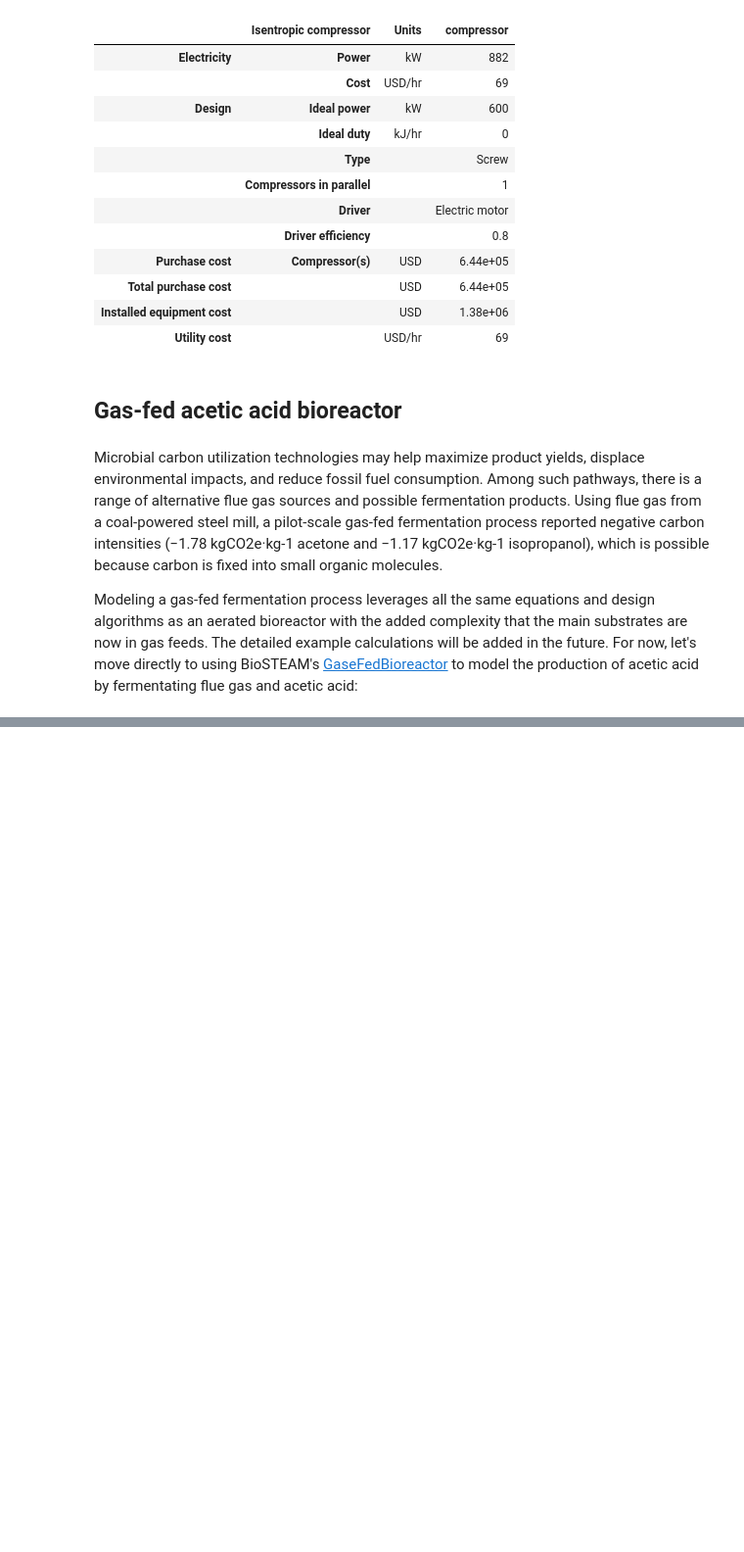
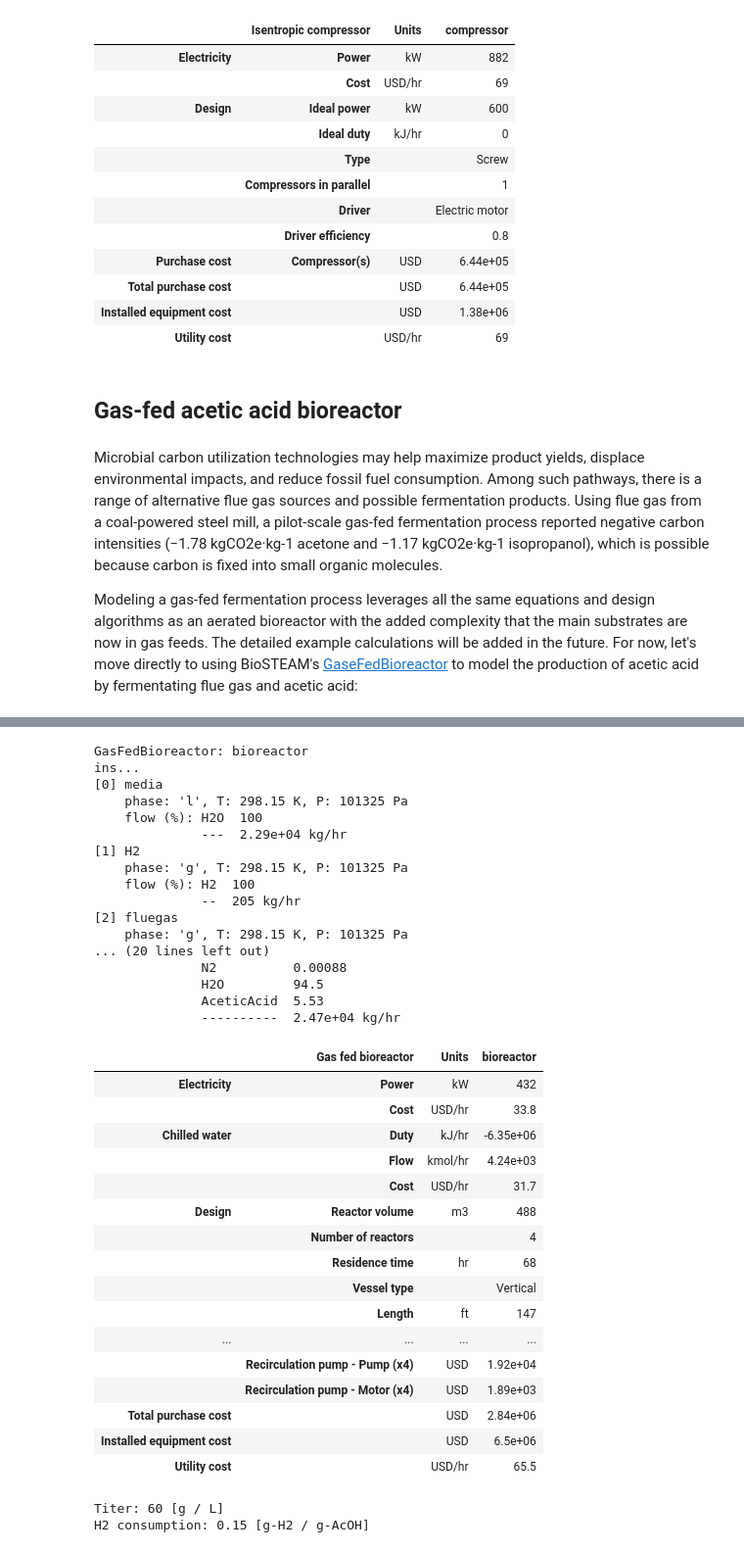
Before and after one commit to BioSTEAMDevelopmentGroup/How2STEAM, a Jupyter notebook: case_studies/Bioreactor_modeling.ipynb, the cells around one changed output, grey strips where cells are left out. Shown at 98% size. Saved outputs shown, nothing was run; the diff lists cells and outputs as text; code cells hidden in the pictures; blank space fills up the shorter version.

```diff
--- a/case_studies/Bioreactor_modeling.ipynb
+++ b/case_studies/Bioreactor_modeling.ipynb
@@ -880 +895,66 @@ ins...
+# %%
+bioreactor = bst.GasFedBioreactor(
+    ins=[media, H2, fluegas],
+    outs=(vent, product),
+    tau=68, V_max=500,
+    length_to_diameter=12,
+    reactions=rxn,
+    substrate_reactions=substrate_reaction,
+    gas_substrates=('H2', 'CO', 'CO2'),
+    design='Bubble column',
+    kW_per_m3=0,
+    batch=False,
+    T=305.15,
+    controlled_feeds=[H2, fluegas],
+    controlled_gas_substrates=['H2', 'CO2'],
+    titer={'AceticAcid': 60},
+)
+bioreactor.simulate()
+bioreactor.show('cwt')
+print()
+bioreactor.results()
+# %% [output]
+GasFedBioreactor: bioreactor
+ins...
+[0] media
+    phase: 'l', T: 298.15 K, P: 101325 Pa
+    flow (%): H2O  100
+              ---  2.29e+04 kg/hr
+[1] H2
+    phase: 'g', T: 298.15 K, P: 101325 Pa
+    flow (%): H2  100
+              --  205 kg/hr
+[2] fluegas
+    phase: 'g', T: 298.15 K, P: 101325 Pa
+... (20 lines left out)
+              N2          0.00088
+              H2O         94.5
+              AceticAcid  5.53
+              ----------  2.47e+04 kg/hr
+|  | Gas fed bioreactor | Units | bioreactor |
+| Electricity | Power | kW | 432 |
+|  | Cost | USD/hr | 33.8 |
+| Chilled water | Duty | kJ/hr | -6.35e+06 |
+|  | Flow | kmol/hr | 4.24e+03 |
+|  | Cost | USD/hr | 31.7 |
+| Design | Reactor volume | m3 | 488 |
+|  | Number of reactors |  | 4 |
+|  | Residence time | hr | 68 |
+|  | Vessel type |  | Vertical |
+|  | Length | ft | 147 |
+| ... | ... | ... | ... |
+|  | Recirculation pump - Pump (x4) | USD | 1.92e+04 |
+|  | Recirculation pump - Motor (x4) | USD | 1.89e+03 |
+| Total purchase cost |  | USD | 2.84e+06 |
+| Installed equipment cost |  | USD | 6.5e+06 |
+| Utility cost |  | USD/hr | 65.5 |
+# %%
+F_acetic_acid = vent.imass['AceticAcid'] + product.imass['AceticAcid']
+titer = 1000 * (F_acetic_acid) / media.F_mass # ~ g / L
+H2_consumption = H2.F_mass / F_acetic_acid
+print('Titer:', round(titer), '[g / L]')
+print('H2 consumption:', round(H2_consumption, 2), '[g-H2 / g-AcOH]')
+# %% [output]
+Titer: 60 [g / L]
+H2 consumption: 0.15 [g-H2 / g-AcOH]
 # %% [markdown]
```
Also changed, not shown: parts of 15 cells of this notebook.
